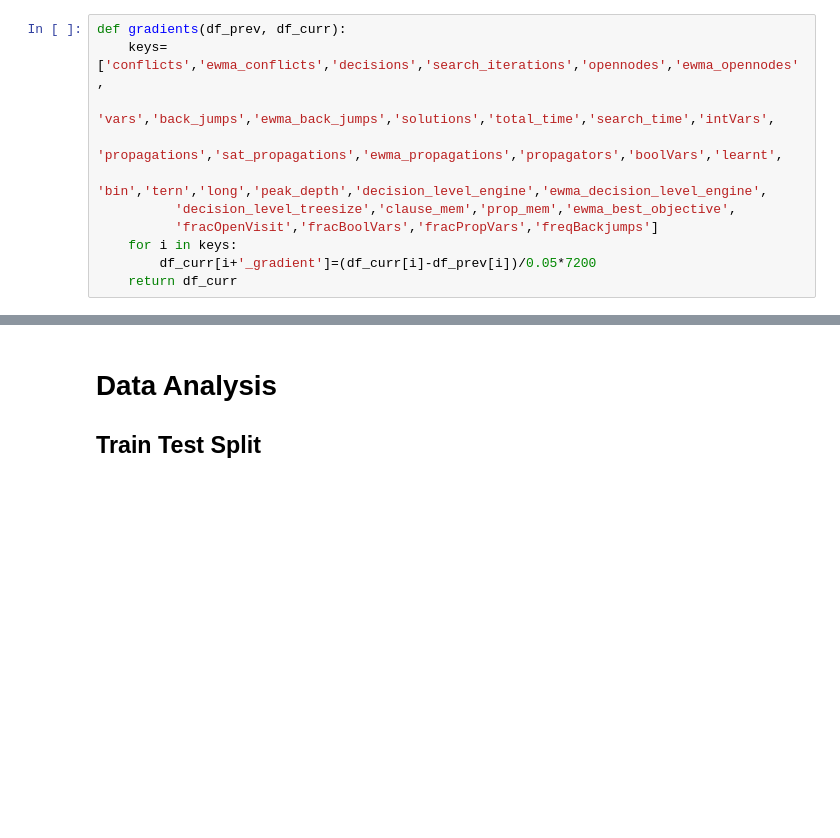
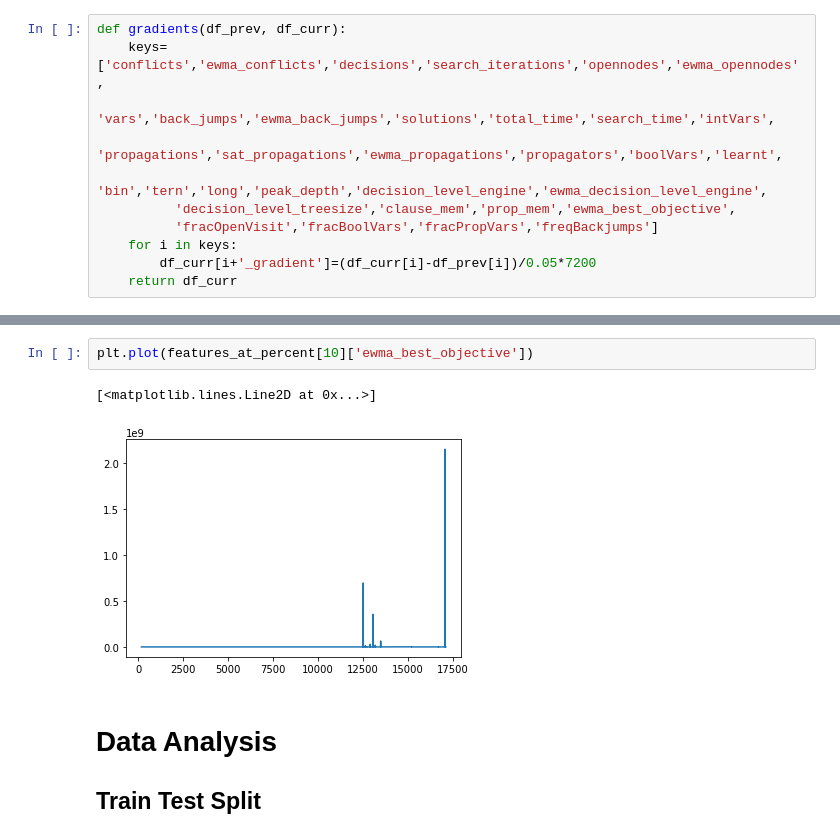
Before and after one commit to IDMP-B-2022/done-soon, a Jupyter notebook: Analysis.ipynb, the cells around one changed output, grey strips where cells are left out. Saved outputs shown, nothing was run; the diff lists cells and outputs as text; blank space fills up the shorter version.

```diff
--- a/Analysis.ipynb
+++ b/Analysis.ipynb
@@ -155,3 +153,8 @@ features_at_percent[99]
+# %%
+plt.plot(features_at_percent[10]['ewma_best_objective'])
+# %% [output]
+[<matplotlib.lines.Line2D at 0x...>]
+[figure, added]
 # %% [markdown]
 # Data Analysis
 ## Train Test Split
```
Also changed, not shown: parts of 17 cells of this notebook.
